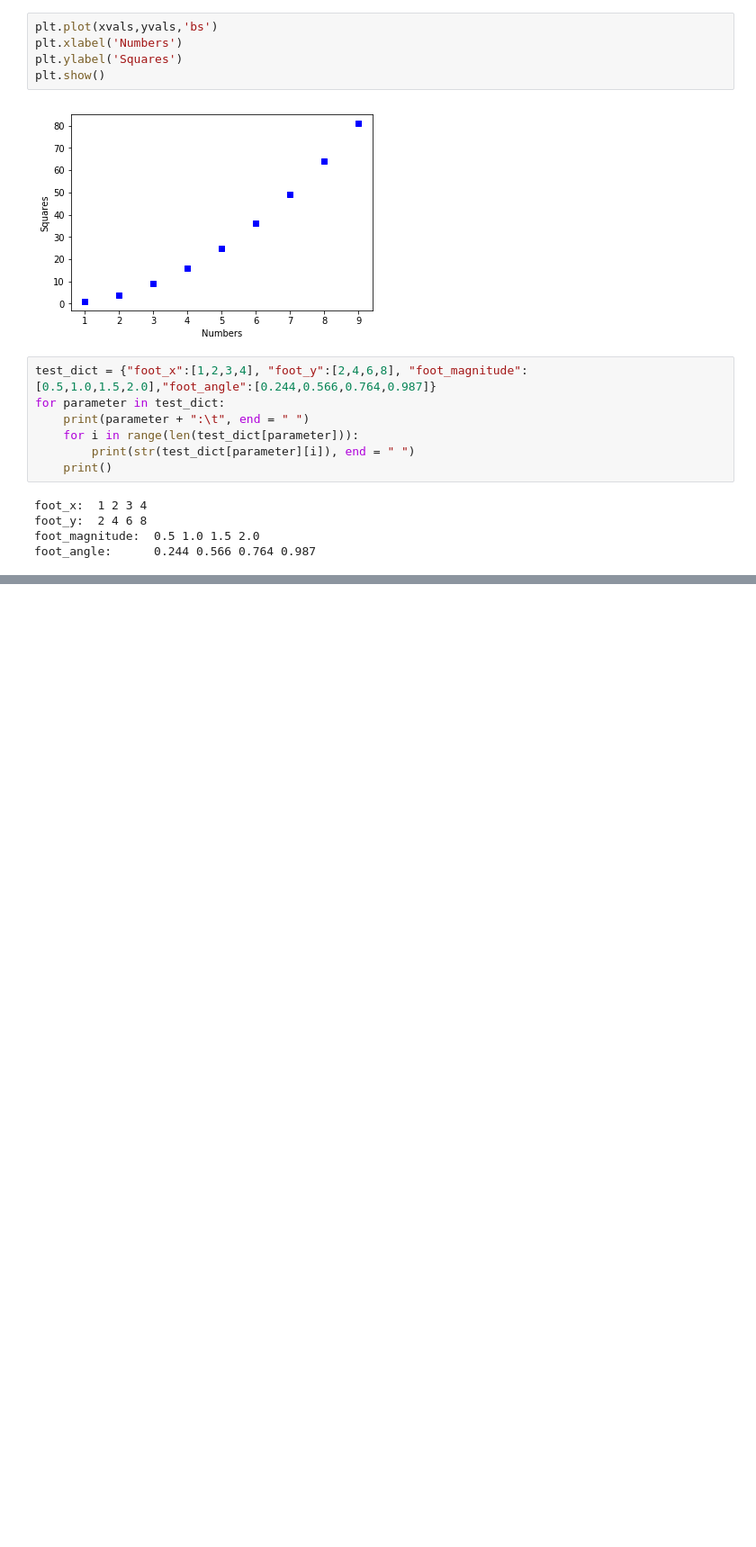
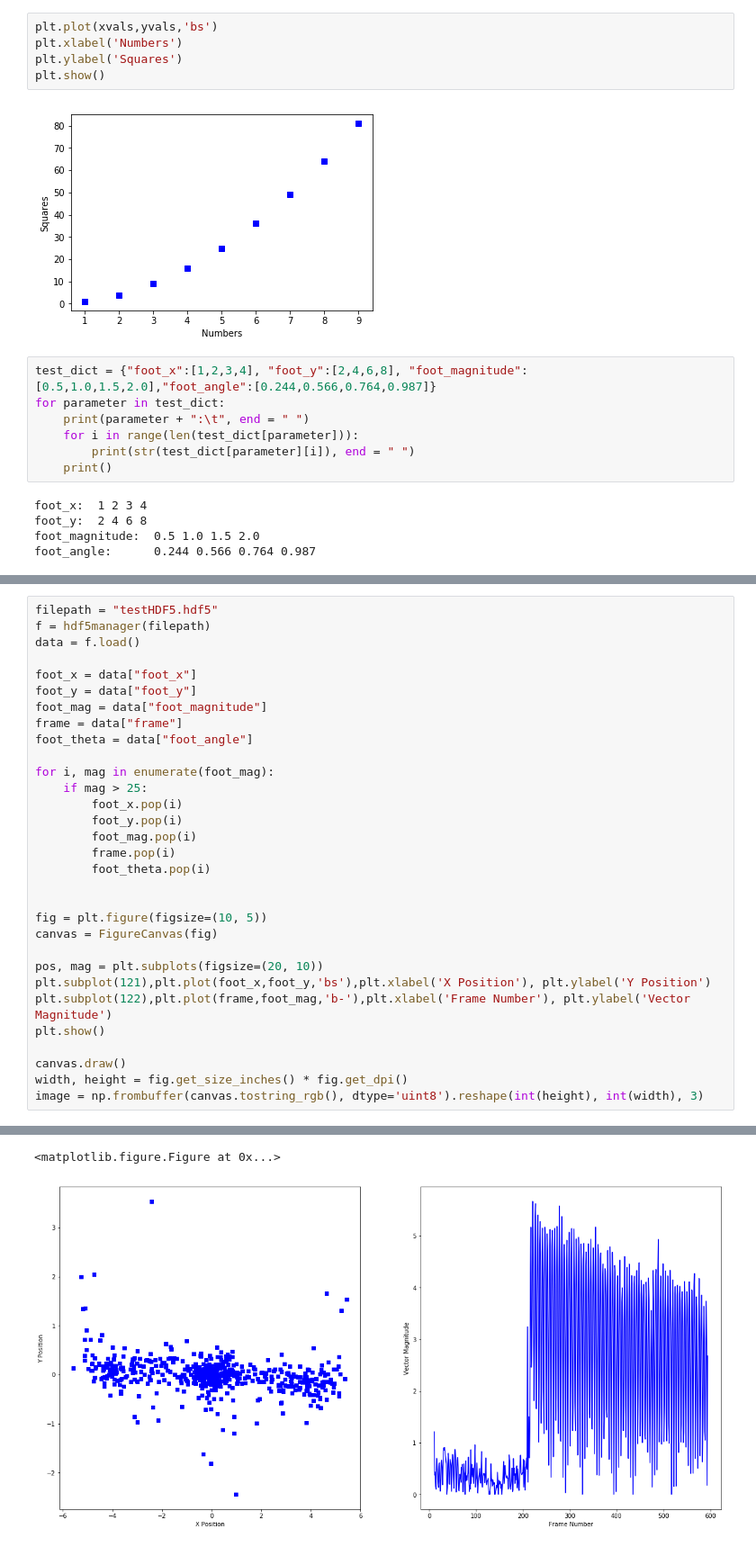
Before and after one commit to ashwinrammohan/MouseCV, a Jupyter notebook: Data Plotting.ipynb, the cells around one changed output, grey strips where cells are left out. Shown at 90% size. Cells and saved outputs as stored; diff of their text form; blank space fills up the shorter version.

```diff
--- a/Data Plotting.ipynb
+++ b/Data Plotting.ipynb
@@ -266,0 +220,32 @@ ValueError: outfile must be *.htm or *.html
+# %%
+filepath = "testHDF5.hdf5"
+f = hdf5manager(filepath)
+data = f.load()
+
+foot_x = data["foot_x"]
+foot_y = data["foot_y"]
+foot_mag = data["foot_magnitude"]
+frame = data["frame"]
+foot_theta = data["foot_angle"]
+
+for i, mag in enumerate(foot_mag):
+    if mag > 25:
+        foot_x.pop(i)
+        foot_y.pop(i)
+        foot_mag.pop(i)
+        frame.pop(i)
+        foot_theta.pop(i)
+
+
+fig = plt.figure(figsize=(10, 5))
+canvas = FigureCanvas(fig)
+
+pos, mag = plt.subplots(figsize=(20, 10))
+plt.subplot(121),plt.plot(foot_x,foot_y,'bs'),plt.xlabel('X Position'), plt.ylabel('Y Position')
+plt.subplot(122),plt.plot(frame,foot_mag,'b-'),plt.xlabel('Frame Number'), plt.ylabel('Vector Magnitude')
+plt.show()
+
+canvas.draw()
+width, height = fig.get_size_inches() * fig.get_dpi()
+image = np.frombuffer(canvas.tostring_rgb(), dtype='uint8').reshape(int(height), int(width), 3)
+# %% [output]
@@ -266,0 +267,2 @@ ValueError: outfile must be *.htm or *.html
+<matplotlib.figure.Figure at 0x...>
+[figure, added]
```
Also changed, not shown: parts of 5 cells of this notebook, 2 other files.
